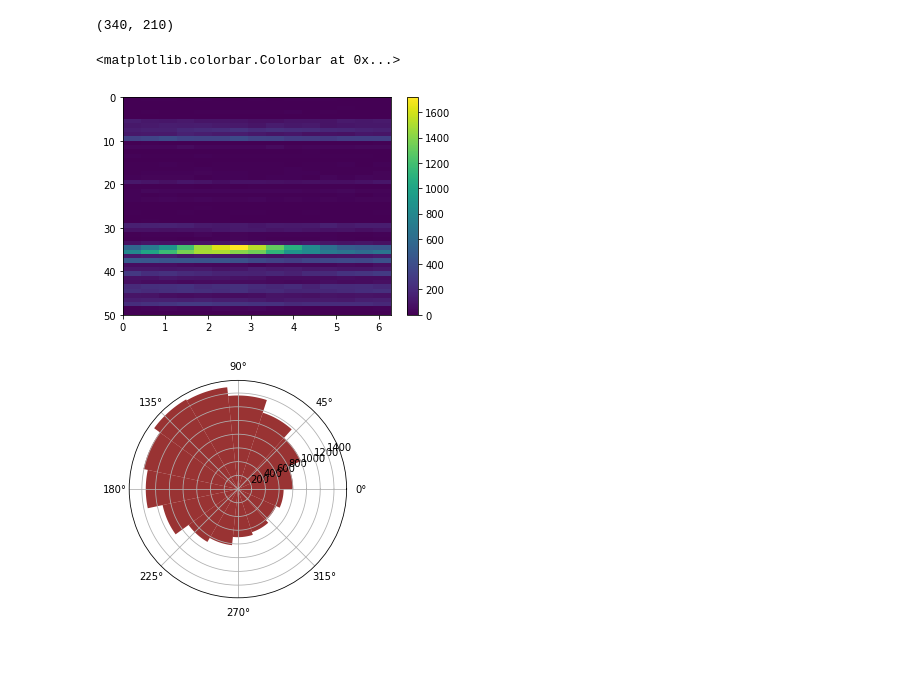
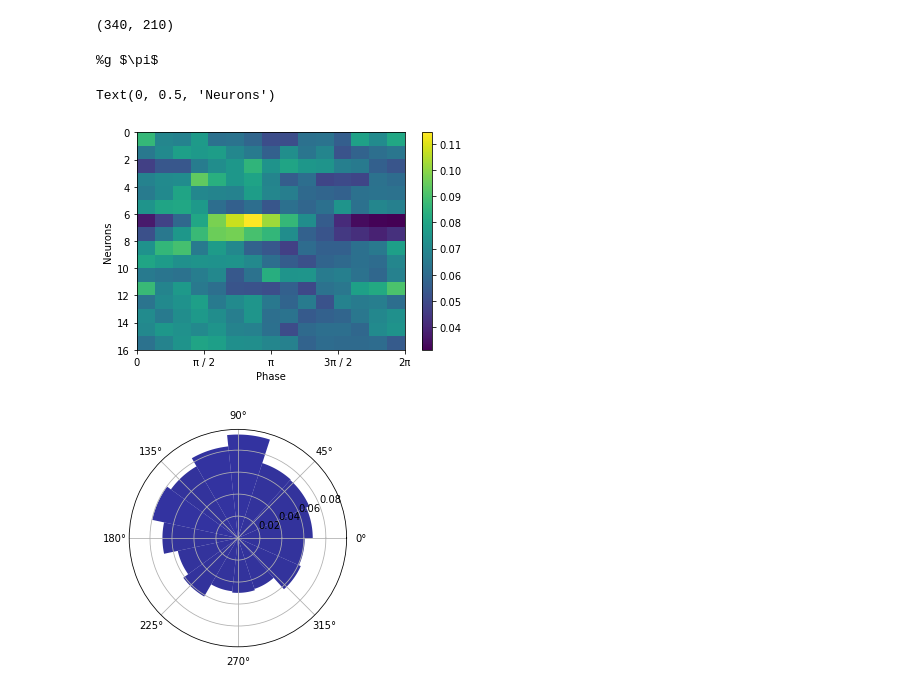
Before and after one commit to kayteeflick/nma_cn_flow_state, a Jupyter notebook: phase_relationships.ipynb, the cells around one changed output. Cells and saved outputs as stored; diff of their text form; code cells hidden in the pictures; blank space fills up the shorter version.

Commit message:
Changed labels to include pi, and filtered spikes in spike field coherence

```diff
--- a/phase_relationships.ipynb
+++ b/phase_relationships.ipynb
@@ -283,6 +283,27 @@ def frequencyband_coherence_analysis(raw_dat,correct_idx,region_of_interest,time
     coherence_array[i] = Cxy_avg
 
   return coherence_array
+
+def get_high_firing_spikes(spike_data, min_rate, sr=100):
+  '''
+  Takes spike data and returns only the neurons with a high enough firing rate
+  averaged across all trials/time
+
+  Parameters
+  --------------------------------
+  spike_data : 3d array of spikes with dimensions (neurons, trials, time)
+  min_rate : The firing rate to filter above (in spikes/sec)
+  sr : sampling rate of data
+
+  Returns
+  --------------------------------
+  spikes_subset : 3d array of spikes with dimensions (neurons (filtered), trials, time)
+  '''
+  spike_counts = np.sum(np.reshape(spike_data, (spike_data.shape[0], -1)), axis=1)
+  total_time = spike_data.shape[1] * spike_data.shape[2] / sr
+  spike_rate = spike_counts / total_time
+  spikes_subset = spike_data[spike_rate > min_rate]
+  return(spikes_subset)
 # %% [markdown]
 ##Bandpass Data
 # %%
@@ -569,9 +605,10 @@ plot_colourline(mean_phase, np.abs(mean_amp), np.arange(len(mean_phase)), [2,1])
 # %%
 #Requires getting hilb_data from above
 sess = 11
-hilb_lfp = hilb_data[np.array(dat_LFP[sess]['brain_area_lfp'])=='CA1'][0]#[:,25:]
+spike_filt_rate = 2
+hilb_lfp = hilb_data[np.array(dat_LFP[sess]['brain_area_lfp'])=='CA1'][0]
 idx = alldat[sess]['brain_area']=='CA1'
-spikes = alldat[sess]['spks'][idx]#[:,25:]
+spikes = get_high_firing_spikes(alldat[sess]['spks'][idx], spike_filt_rate)
 # %%
 phase_all = np.angle(hilb_lfp) + np.pi
 phase_all.shape
@@ -586,18 +623,26 @@ for i in range(len(phase_bins)-1):
   idx = np.logical_and(phase_all>phase_bins[i], phase_all<phase_bins[i+1])
   counts = np.sum(spikes[:,:,20:230][:,idx], axis=1)
   bin_counts[:,i] = counts
+bin_counts = bin_counts / np.sum(bin_counts, axis=1)[:,None]
+# %%
+print('%g $\pi$')
+# %% [output]
+%g $\pi$
 # %%
 plt.imshow(bin_counts, aspect='auto', extent=[0, 2*np.pi, len(spikes), 0])
+plt.xticks(np.linspace(0,2*np.pi,5), ['0', 'π / 2', 'π', '3π / 2', '2π'])
 plt.colorbar()
+plt.xlabel('Phase')
+plt.ylabel('Neurons')
 # %% [output]
-<matplotlib.colorbar.Colorbar at 0x...>
+Text(0, 0.5, 'Neurons')
-[figure, old version]
+[figure, new version]
 # %%
 bottom = 0
 max_height = 1
 
 theta = (phase_bins[1:] + phase_bins[:-1]) / 2
-radii = bin_counts[35]
+radii = bin_counts[3]
 N = len(theta)
 width = (2*np.pi) / N
 
@@ -611,4 +656,4 @@ for r, bar in zip(radii, bars):
 
 plt.show()
 # %% [output]
-[figure, old version]
+[figure, new version]
```
Also changed, not shown: parts of 6 cells of this notebook.
